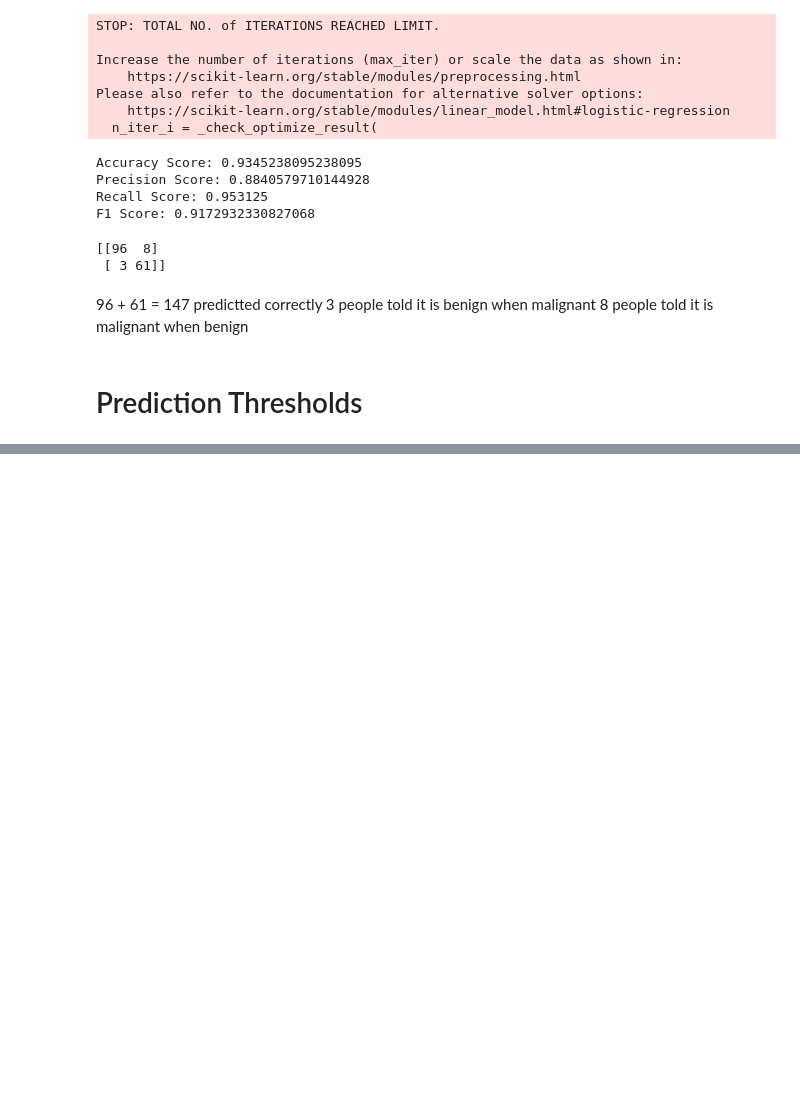
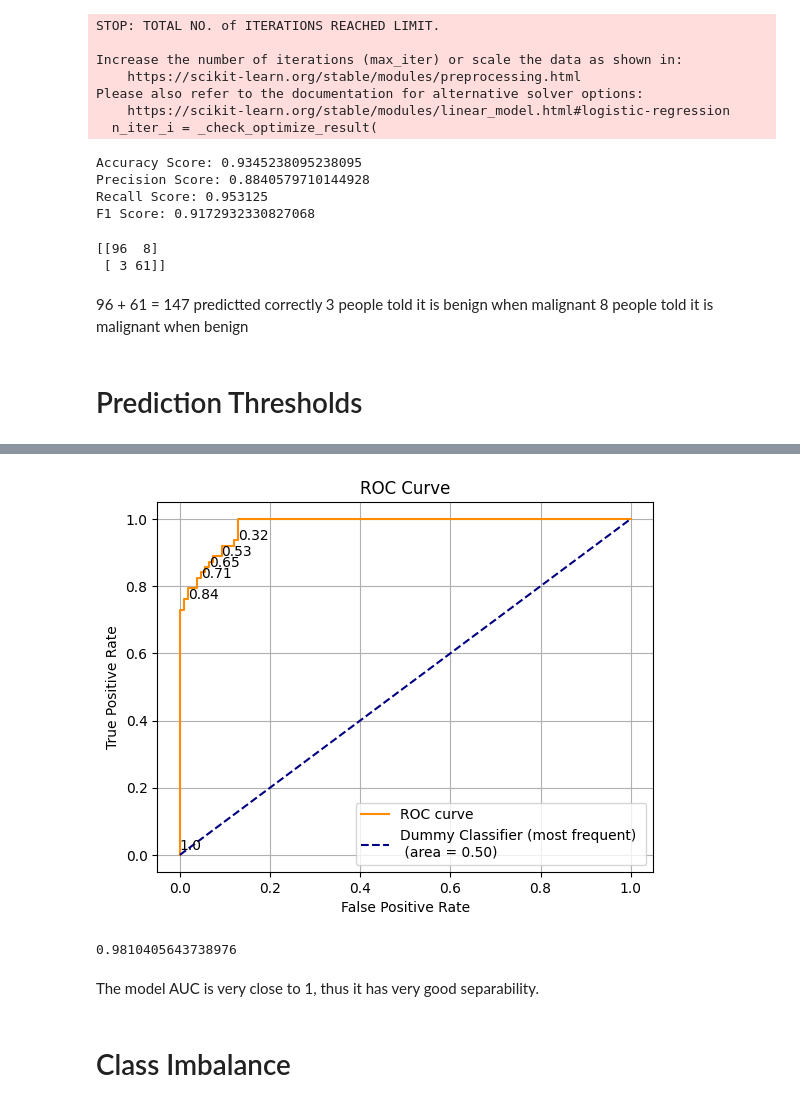
Before and after one commit to JTrehan1/MachineLearningPortfolio, a Jupyter notebook: LogisticRegression/LogisticRegression.ipynb, the cells around one changed output, grey strips where cells are left out. Saved outputs shown, nothing was run; the diff lists cells and outputs as text; code cells hidden in the pictures; blank space fills up the shorter version.

Commit message:
Completition of Logisistic regression notes

```diff
--- a/LogisticRegression/LogisticRegression.ipynb
+++ b/LogisticRegression/LogisticRegression.ipynb
@@ -243,0 +289,20 @@ print(confusion_matrix(y_test, y_pred))
+# %%
+# Creating an array for the number of false negatives for a range of threshold values
+
+#Array of thresholds
+thresh = np.linspace(0,1,100)
+false_negatives = []
+
+for t in thresh:
+  cm = confusion_matrix(y_test, (y_pred_prob[:,1]>t)*1.0)
+  false_negatives.append(cm[1][0])
+
+print(false_negatives)
+
+# Threshold correspondig to the first instance of 2 false negatives
+for i, fn in enumerate(false_negatives):
+    if fn == 2:
+        thresh_choice = thresh[i]
+        break
+
+print(thresh_choice)
@@ -243,0 +321,55 @@ print(confusion_matrix(y_test, y_pred))
+# %%
+import pandas as pd
+import numpy as np
+import matplotlib.pyplot as plt
+import seaborn as sns
+
+#Import models from scikit learn module:
+from sklearn.model_selection import train_test_split
+from sklearn.linear_model import LogisticRegression
+from sklearn.metrics import confusion_matrix, classification_report, accuracy_score, precision_score, recall_score, f1_score
+
+#encode malignant as 1, benign as 0
+df['diagnosis'] = df['diagnosis'].replace({'M':1,'B':0})
+predictor_var = ['radius_mean', 'texture_mean',
+                  'compactness_mean',
+                 'symmetry_mean',]
+outcome_var='diagnosis'
+x_train, x_test, y_train, y_test = train_test_split(df[predictor_var], df[outcome_var], random_state=0, test_size=0.3)
+
+log_reg = LogisticRegression(penalty='none', fit_intercept=True,tol=0.0000001,solver='newton-cg')
+log_reg.fit(x_train, y_train)
+y_pred = log_reg.predict(x_test)
+y_pred_prob = log_reg.predict_proba(x_test)
+###################################################################
+from sklearn.dummy import DummyClassifier
+from sklearn.metrics import roc_curve, roc_auc_score
+fpr, tpr, thresholds = roc_curve(y_test,y_pred_prob[:,1])
+plt.figure()
+plt.plot(fpr, tpr, color='darkorange',
+         label='ROC curve')
+idx = list(range(len(thresholds)))[1::4]
+for i in idx:
+    plt.text(fpr[i], tpr[i], thresholds[i].round(2))
+
+clf = DummyClassifier(strategy='most_frequent', random_state=0)
+clf.fit(x_train, y_train)
+roc_auc = roc_auc_score(y_test, clf.predict_proba(x_test)[:,1] )
+fpr, tpr, thresholds = roc_curve(y_test, clf.predict_proba(x_test)[:,1])
+plt.plot(fpr, tpr, color='navy',linestyle='--', label='Dummy Classifier (most frequent) \n (area = %0.2f)' % roc_auc)
+plt.xlabel('False Positive Rate')
+plt.ylabel('True Positive Rate')
+plt.title('ROC Curve')
+plt.grid()
+plt.legend(loc="lower right")
+plt.show()
+
+roc_auc = roc_auc_score(y_test, y_pred_prob[:,1])
+print(roc_auc)
+# %% [output]
+[figure, added]
+0.9810405643738976
+# %% [markdown]
+The model AUC is very close to 1, thus it has very good separability.
+# %% [markdown]
+<h1>Class Imbalance</h1>
```
Also changed, not shown: parts of 10 cells of this notebook.
